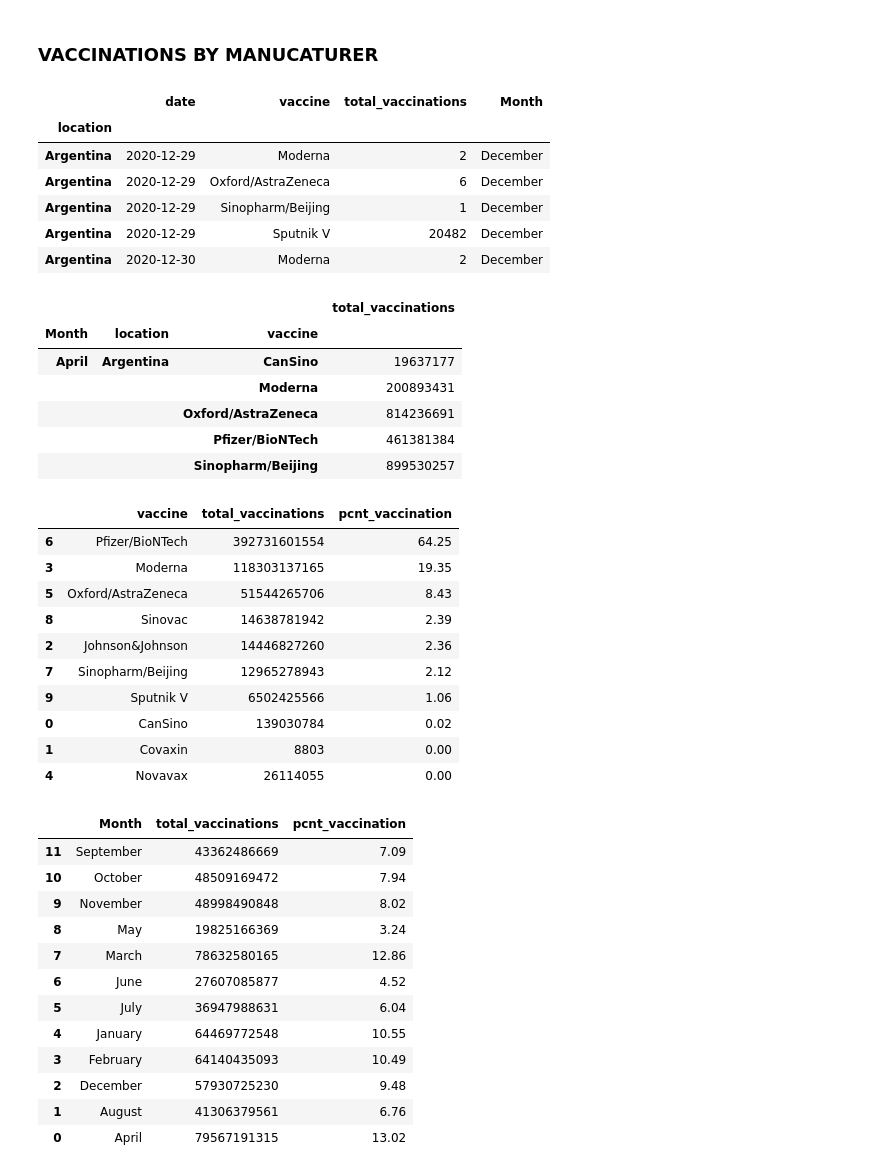
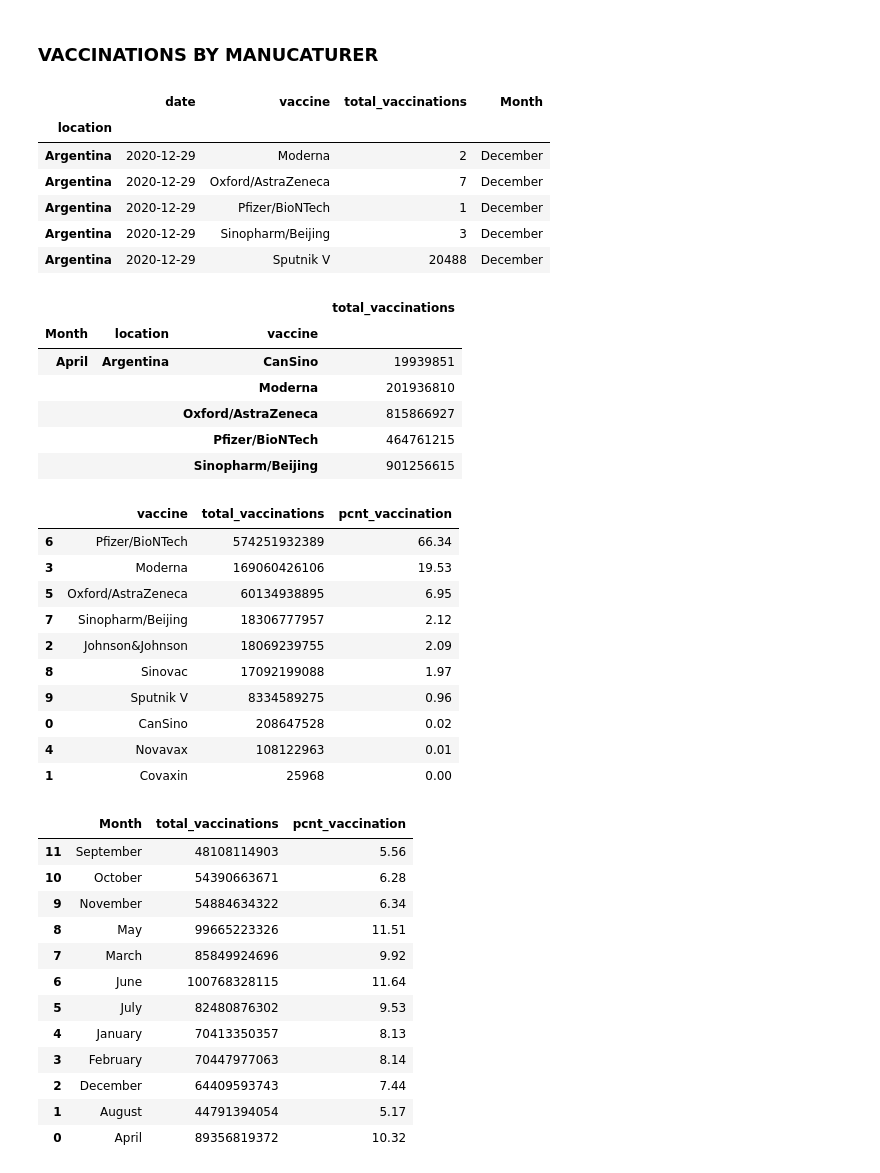
Before and after one commit to gyleodhis/rabetafrica, a Jupyter notebook: dev_book.ipynb, the cells around one changed output. Cells and saved outputs as stored; diff of their text form; code cells hidden in the pictures.

```diff
--- a/dev_book.ipynb
+++ b/dev_book.ipynb
@@ -108,37 +108,37 @@ df_cont_grouped.get_group('North America').nlargest(10, 'new_cases')
 # %% [markdown]
 ### VACCINATIONS BY MANUCATURER
 # %%
-# vax_url = 'https://raw.githubusercontent.com/owid/covid-19-data/master/public/data/vaccinations/vaccinations-by-manufacturer.csv'
+vax_url = 'https://raw.githubusercontent.com/owid/covid-19-data/master/public/data/vaccinations/vaccinations-by-manufacturer.csv'
 """Offline version"""
-vax_url = 'assets/vaccines.csv'
+# vax_url = 'assets/vaccines.csv'
 def covid_vaccine():
     vax_df = pd.read_csv(vax_url, index_col=0, parse_dates=['date'])
-#     vax_df.to_csv('assets/vaccines.csv')
+    vax_df.to_csv('assets/vaccines.csv')
     """Below returns months"""
     vax_df['Month'] =  pd.DatetimeIndex(vax_df['date']).month_name()
     """Below returns names of months. This is depricated"""
 #     vax_df['Month']= vax_df['Month'].apply(lambda x: calendar.month_abbr[x])
     return vax_df
 covid_vaccine().head()
 # %% [output]
 |  | date | vaccine | total_vaccinations | Month |
 | location |  |  |  |  |
 | Argentina | 2020-12-29 | Moderna | 2 | December |
-| Argentina | 2020-12-29 | Oxford/AstraZeneca | 6 | December |
-| Argentina | 2020-12-29 | Sinopharm/Beijing | 1 | December |
-| Argentina | 2020-12-29 | Sputnik V | 20482 | December |
-| Argentina | 2020-12-30 | Moderna | 2 | December |
+| Argentina | 2020-12-29 | Oxford/AstraZeneca | 7 | December |
+| Argentina | 2020-12-29 | Pfizer/BioNTech | 1 | December |
+| Argentina | 2020-12-29 | Sinopharm/Beijing | 3 | December |
+| Argentina | 2020-12-29 | Sputnik V | 20488 | December |
 # %%
 vax_pivot = covid_vaccine().pivot_table(index=('Month','location','vaccine'),aggfunc = 'sum')
 vax_pivot.head(5)
 # %% [output]
 |  |  |  | total_vaccinations |
 | Month | location | vaccine |  |
-| April | Argentina | CanSino | 19637177 |
-|  |  | Moderna | 200893431 |
-|  |  | Oxford/AstraZeneca | 814236691 |
-|  |  | Pfizer/BioNTech | 461381384 |
-|  |  | Sinopharm/Beijing | 899530257 |
+| April | Argentina | CanSino | 19939851 |
+|  |  | Moderna | 201936810 |
+|  |  | Oxford/AstraZeneca | 815866927 |
+|  |  | Pfizer/BioNTech | 464761215 |
+|  |  | Sinopharm/Beijing | 901256615 |
 # %%
 def pct_vaccination():
     vax_by_pcnt = covid_vaccine()[['vaccine','total_vaccinations']].groupby('vaccine').sum().reset_index()
@@ -147,16 +147,16 @@ def pct_vaccination():
 pct_vaccination()
 # %% [output]
 |  | vaccine | total_vaccinations | pcnt_vaccination |
-| 6 | Pfizer/BioNTech | 392731601554 | 64.25 |
-| 3 | Moderna | 118303137165 | 19.35 |
-| 5 | Oxford/AstraZeneca | 51544265706 | 8.43 |
-| 8 | Sinovac | 14638781942 | 2.39 |
-| 2 | Johnson&Johnson | 14446827260 | 2.36 |
-| 7 | Sinopharm/Beijing | 12965278943 | 2.12 |
-| 9 | Sputnik V | 6502425566 | 1.06 |
-| 0 | CanSino | 139030784 | 0.02 |
-| 1 | Covaxin | 8803 | 0.00 |
-| 4 | Novavax | 26114055 | 0.00 |
+| 6 | Pfizer/BioNTech | 574251932389 | 66.34 |
+| 3 | Moderna | 169060426106 | 19.53 |
+| 5 | Oxford/AstraZeneca | 60134938895 | 6.95 |
+| 7 | Sinopharm/Beijing | 18306777957 | 2.12 |
+| 2 | Johnson&Johnson | 18069239755 | 2.09 |
+| 8 | Sinovac | 17092199088 | 1.97 |
+| 9 | Sputnik V | 8334589275 | 0.96 |
+| 0 | CanSino | 208647528 | 0.02 |
+| 4 | Novavax | 108122963 | 0.01 |
+| 1 | Covaxin | 25968 | 0.00 |
 # %%
 def df_this_month():
     vax_by_pcnt = covid_vaccine()[['Month','vaccine','total_vaccinations']].groupby('Month').sum().reset_index()
@@ -165,18 +165,18 @@ def df_this_month():
 df_this_month()
 # %% [output]
 |  | Month | total_vaccinations | pcnt_vaccination |
-| 11 | September | 43362486669 | 7.09 |
-| 10 | October | 48509169472 | 7.94 |
-| 9 | November | 48998490848 | 8.02 |
-| 8 | May | 19825166369 | 3.24 |
-| 7 | March | 78632580165 | 12.86 |
-| 6 | June | 27607085877 | 4.52 |
-| 5 | July | 36947988631 | 6.04 |
-| 4 | January | 64469772548 | 10.55 |
-| 3 | February | 64140435093 | 10.49 |
-| 2 | December | 57930725230 | 9.48 |
-| 1 | August | 41306379561 | 6.76 |
-| 0 | April | 79567191315 | 13.02 |
+| 11 | September | 48108114903 | 5.56 |
+| 10 | October | 54390663671 | 6.28 |
+| 9 | November | 54884634322 | 6.34 |
+| 8 | May | 99665223326 | 11.51 |
+| 7 | March | 85849924696 | 9.92 |
+| 6 | June | 100768328115 | 11.64 |
+| 5 | July | 82480876302 | 9.53 |
+| 4 | January | 70413350357 | 8.13 |
+| 3 | February | 70447977063 | 8.14 |
+| 2 | December | 64409593743 | 7.44 |
+| 1 | August | 44791394054 | 5.17 |
+| 0 | April | 89356819372 | 10.32 |
 # %%
 """Last 30 days vaccination stats"""
 def last_two_months():
```
Also changed, not shown: parts of 16 cells of this notebook, 4 other files.
